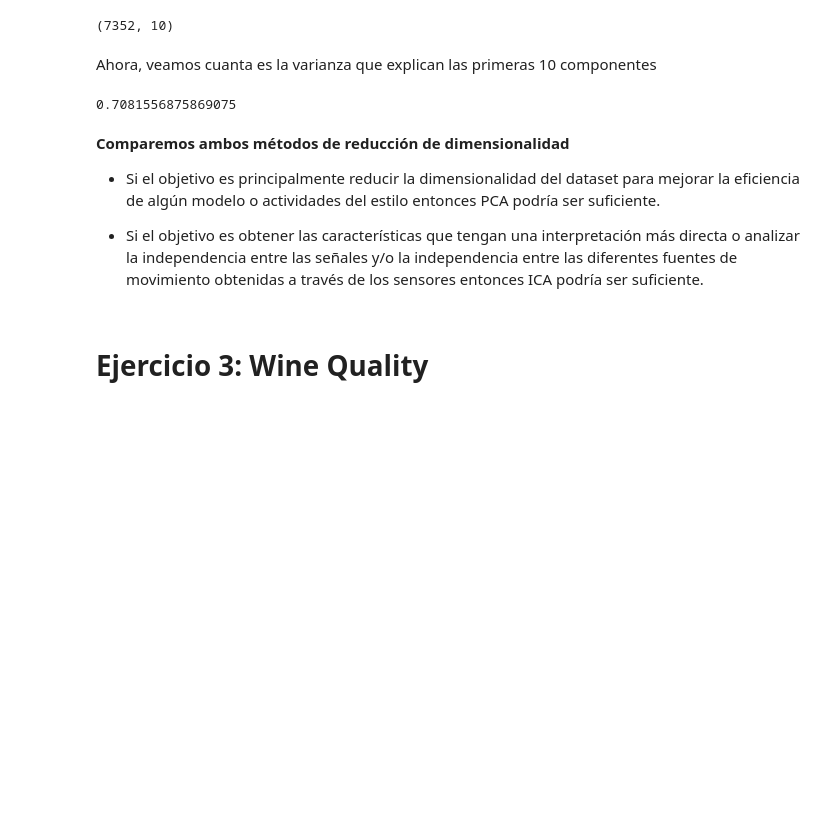
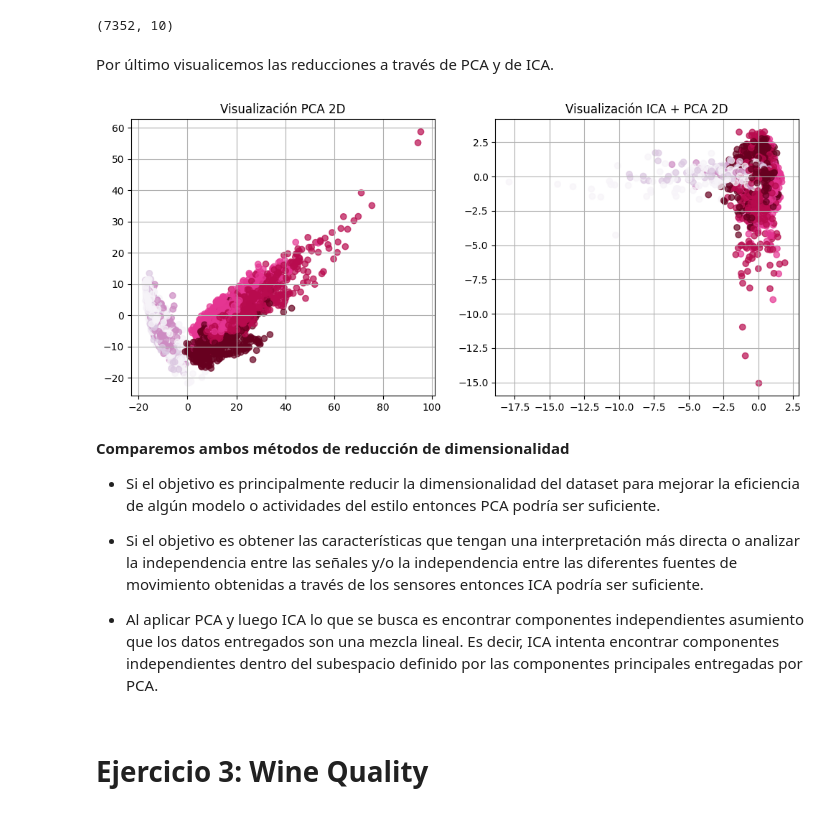
Before and after one commit to Kevin2558/Data_Science_Borrador, a Jupyter notebook: 09_Tareas_Proyectos/Tarea_2.ipynb, the cells around one changed output. Cells and saved outputs as stored; diff of their text form; code cells hidden in the pictures; blank space fills up the shorter version.

```diff
--- a/09_Tareas_Proyectos/Tarea_2.ipynb
+++ b/09_Tareas_Proyectos/Tarea_2.ipynb
@@ -222,2 +224,5 @@ df2.shape
 # %% [output]
 (7352, 561)
+# %%
+y = df2['Activity'].astype('category').cat.codes
+y
@@ -225,4 +245,4 @@ df2.shape
 Antes de realizar tanto PCA como ICA necesitamos estandarizar los datos debido a la sensibilidad de ambos métodos con la escala de las características, es decir datos con dimensionalidad alta se verán muy representados y datos con dimensionalidad baja se verán poco representados.
 # %%
 scaler = StandardScaler()
-X_scaled_2 = scaler.fit_transform(df2)
+X_scaled_2 = scaler.fit_transform(X)
@@ -231,5 +251,3 @@ Ahora, para realizar el Scree Plot realizaremos PCA sin darle un número de comp
 # %%
-pca = PCA()
-X_pca_2 = pca.fit_transform(X_scaled_2)
-
-varianza_2 = pca.explained_variance_ratio_
+pca = PCA(n_components = 10)
+X_pca_10 = pca.fit_transform(X_scaled_2)
@@ -252,24 +255,36 @@ plt.show()
 Por otro lado, realizaremos la reducción de dimensionalidad con ICA y 10 componentes. A diferencia de PCA este método priorizará la independencia de las características y no se concentrará en retener la mayor cantidad de varianza.
 # %%
 ica = FastICA(n_components=10, random_state=42)
-X_ica_2 = ica.fit_transform(X_scaled_2)
+X_ica_2 = ica.fit_transform(X_pca_10)
 
 X_ica_2.shape
 # %% [output]
 (7352, 10)
-# %% [markdown]
-Ahora, veamos cuanta es la varianza que explican las primeras 10 componentes
-# %%
-varianza_acumulada_pca_10 = np.sum(varianza_2[:10])
-print(varianza_acumulada_pca_10)
-# %% [output]
-0.7081556875869075
+# %% [markdown]
+Por último visualicemos las reducciones a través de PCA y de ICA.
+# %%
+X_pca_2 = pca.fit_transform(X_scaled_2)
+fig, axs = plt.subplots(1, 2, figsize=(12, 5))
+
+scatter_ax0 = axs[0].scatter(X_pca_2[:, 0], X_pca_2[:, 1], c=y, cmap='PuRd', alpha=0.7)
+axs[0].set_title('Visualización PCA 2D')
+axs[0].grid(True)
+
+scatter_ax1 = axs[1].scatter(X_ica_2[:, 0], X_ica_2[:, 1], c=y, cmap='PuRd', alpha=0.7)
+axs[1].set_title('Visualización ICA + PCA 2D')
+axs[1].grid(True)
+
+plt.show()
+# %% [output]
+[figure, added]
 # %% [markdown]
 **Comparemos ambos métodos de reducción de dimensionalidad**
 
 - Si el objetivo es principalmente reducir la dimensionalidad del dataset para mejorar la eficiencia de algún modelo o actividades del estilo entonces PCA podría ser suficiente.
 
 - Si el objetivo es obtener las características que tengan una interpretación más directa o analizar la independencia entre las señales y/o la independencia entre las diferentes fuentes de movimiento obtenidas a través de los sensores entonces ICA podría ser suficiente.
+
+- Al aplicar PCA y luego ICA lo que se busca es encontrar componentes independientes asumiento que los datos entregados son una mezcla lineal. Es decir, ICA intenta encontrar componentes independientes dentro del subespacio definido por las componentes principales entregadas por PCA.
 # %% [markdown]
 # **Ejercicio 3: Wine Quality**
 # %% [markdown]
```
Also changed, not shown: parts of 146 cells of this notebook.
